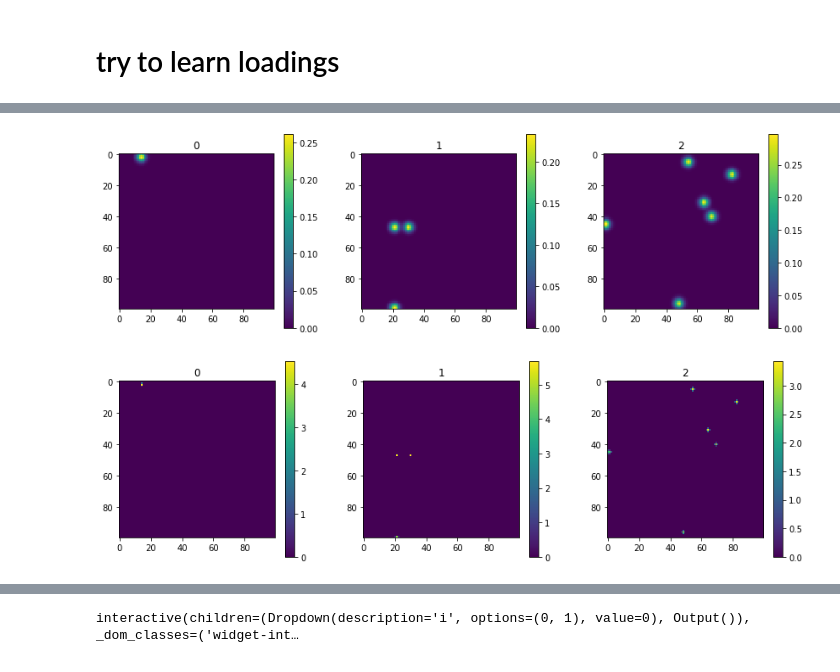
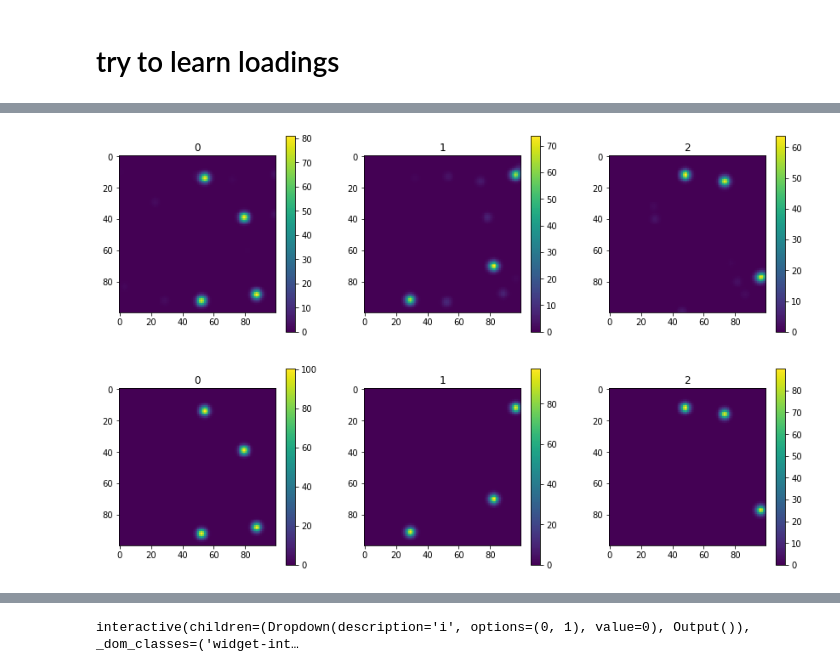
Before and after one commit to jacksonloper/barcoderegression, a Jupyter notebook: example.ipynb, the cells around one changed output, grey strips where cells are left out. Cells and saved outputs as stored; diff of their text form; code cells hidden in the pictures.

```diff
--- a/example.ipynb
+++ b/example.ipynb
@@ -60,7 +57,9 @@ J=3
 
 model,X,X_without_noise = barcoderegression.simulations.simulation(
     R=R,C=C,J=J,spatial_dims=spdims,
-    num_spots=10,blursize=[2,2],noise=.005,rho=npr.rand(C),anoise=.01,bnoise=.01,lam=.005)
+    num_spots=10,blursize=[2,2],noise=3,rho=npr.rand(C),
+    anoise=.01,bnoise=.01,
+    lam=0.1,varphinoise=5)
 
 spatials(model,spdims)
 # %% [output]
@@ -124,10 +123,10 @@ print(model2.rho,model.rho)
 # %%
-
-spatials(model2,spdims)
+# we learned:
+spatials(model2,spdims,blurred=True)
 # %% [output]
-[figure, old version]
+[figure, new version]
 # %%
-
-spatials(model2,spdims,blurred=False)
+# truth is:
+spatials(model,spdims,blurred=True)
 # %% [output]
-[figure, old version]
+[figure, new version]
```
Also changed, not shown: parts of 20 cells of this notebook, 3 other files.
